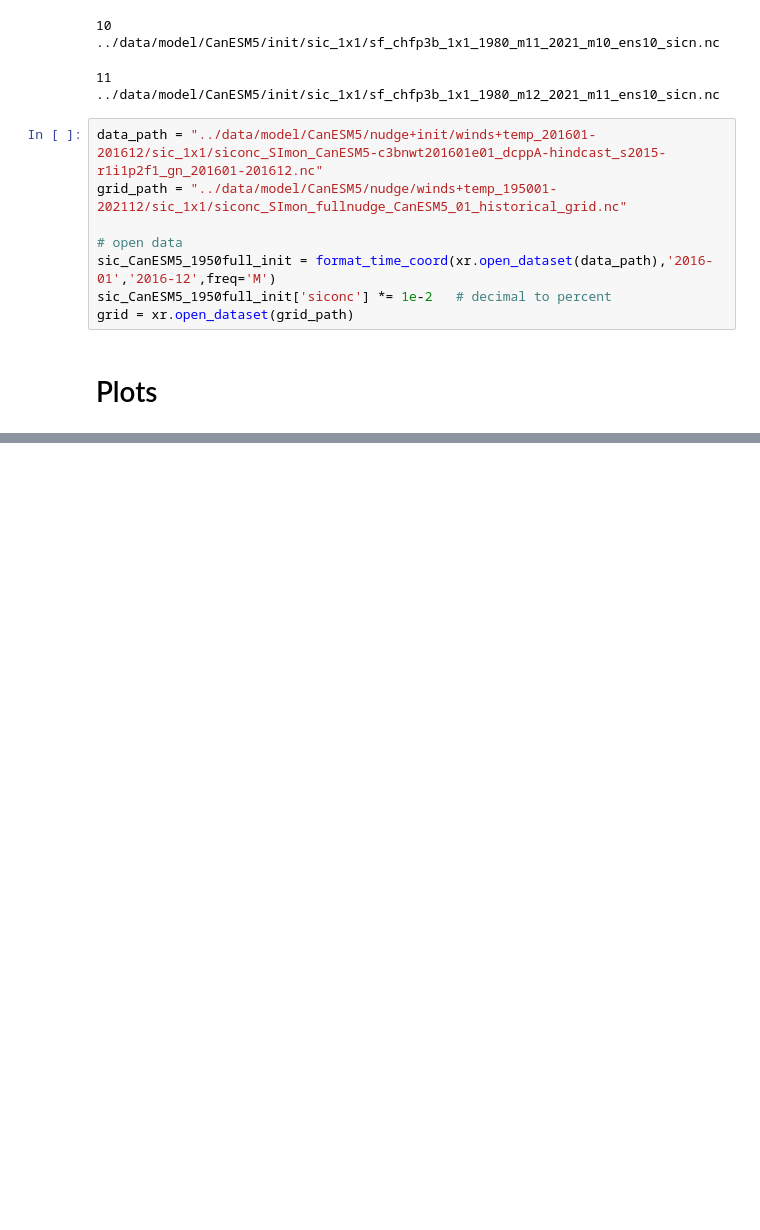
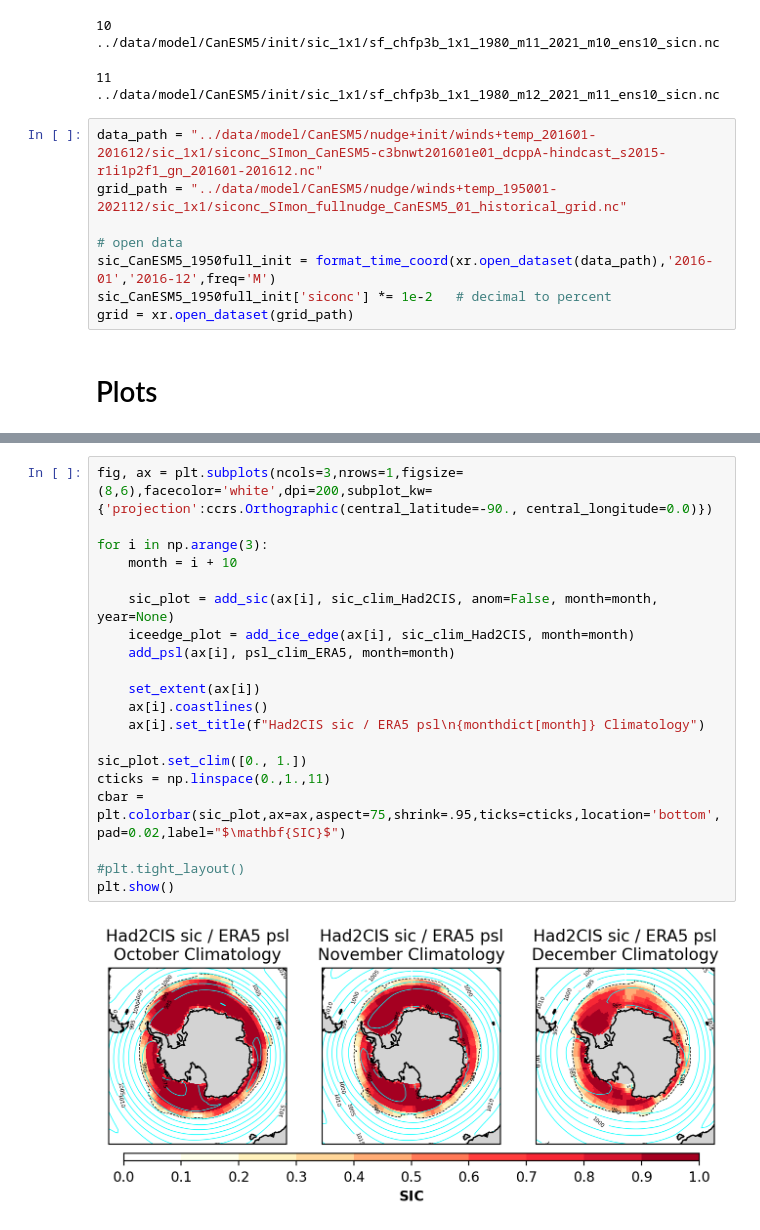
Before and after one commit to bobby-payne/icepack, a Jupyter notebook: Spatial Plots.ipynb, the cells around one changed output, grey strips where cells are left out. Drawn from its saved outputs; the diff is of its cells as text; blank space fills up the shorter version.

Commit message:
added clim plots w/ colorbars

```diff
--- a/Spatial Plots.ipynb
+++ b/Spatial Plots.ipynb
@@ -143,0 +145,22 @@ plt.show()
+# %%
+fig, ax = plt.subplots(ncols=3,nrows=1,figsize=(8,6),facecolor='white',dpi=200,subplot_kw={'projection':ccrs.Orthographic(central_latitude=-90., central_longitude=0.0)})
+
+for i in np.arange(3):
+    month = i + 10
+
+    sic_plot = add_sic(ax[i], sic_clim_Had2CIS, anom=False, month=month, year=None)
+    iceedge_plot = add_ice_edge(ax[i], sic_clim_Had2CIS, month=month)
+    add_psl(ax[i], psl_clim_ERA5, month=month)
+
+    set_extent(ax[i])
+    ax[i].coastlines()
+    ax[i].set_title(f"Had2CIS sic / ERA5 psl\n{monthdict[month]} Climatology")
+
+sic_plot.set_clim([0., 1.])
+cticks = np.linspace(0.,1.,11)
+cbar = plt.colorbar(sic_plot,ax=ax,aspect=75,shrink=.95,ticks=cticks,location='bottom',pad=0.02,label="$\mathbf{SIC}$")
+
+#plt.tight_layout()
+plt.show()
+# %% [output]
+[figure, added]
```
Also changed, not shown: parts of 2 cells of this notebook.
